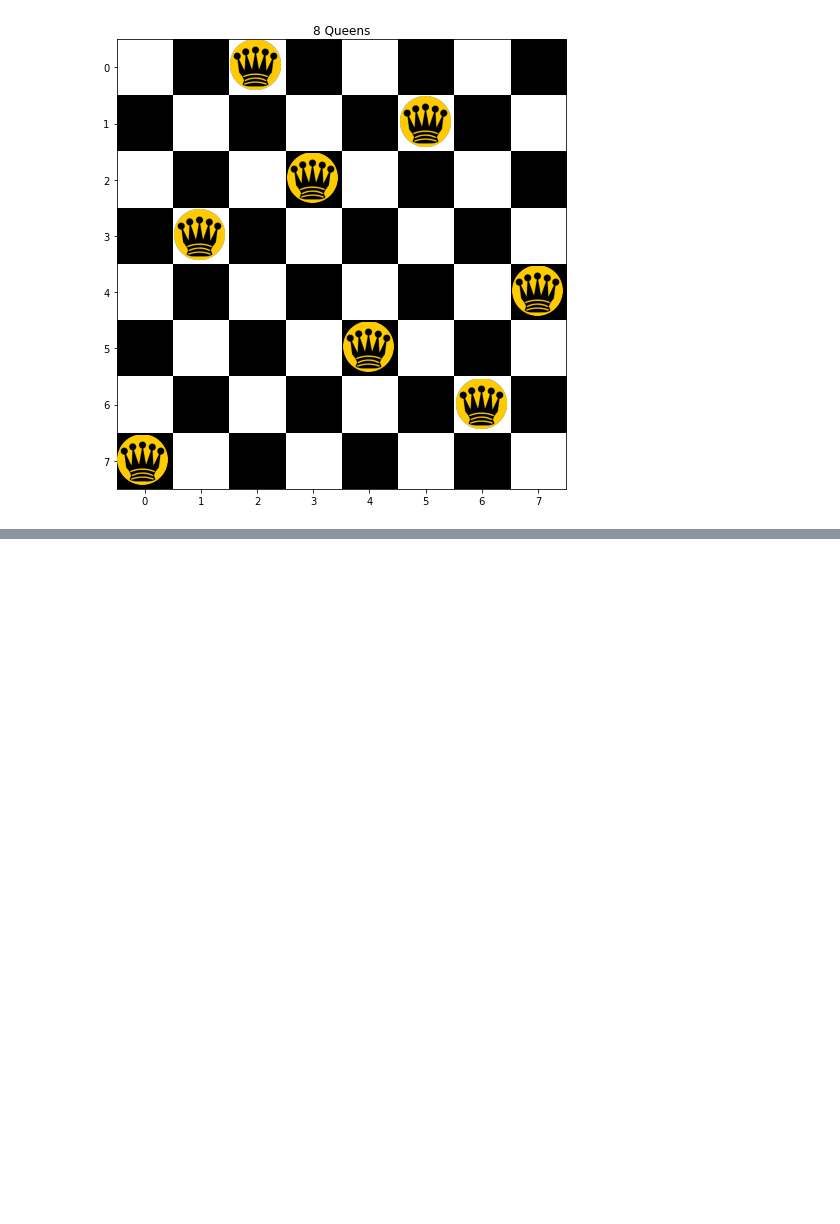
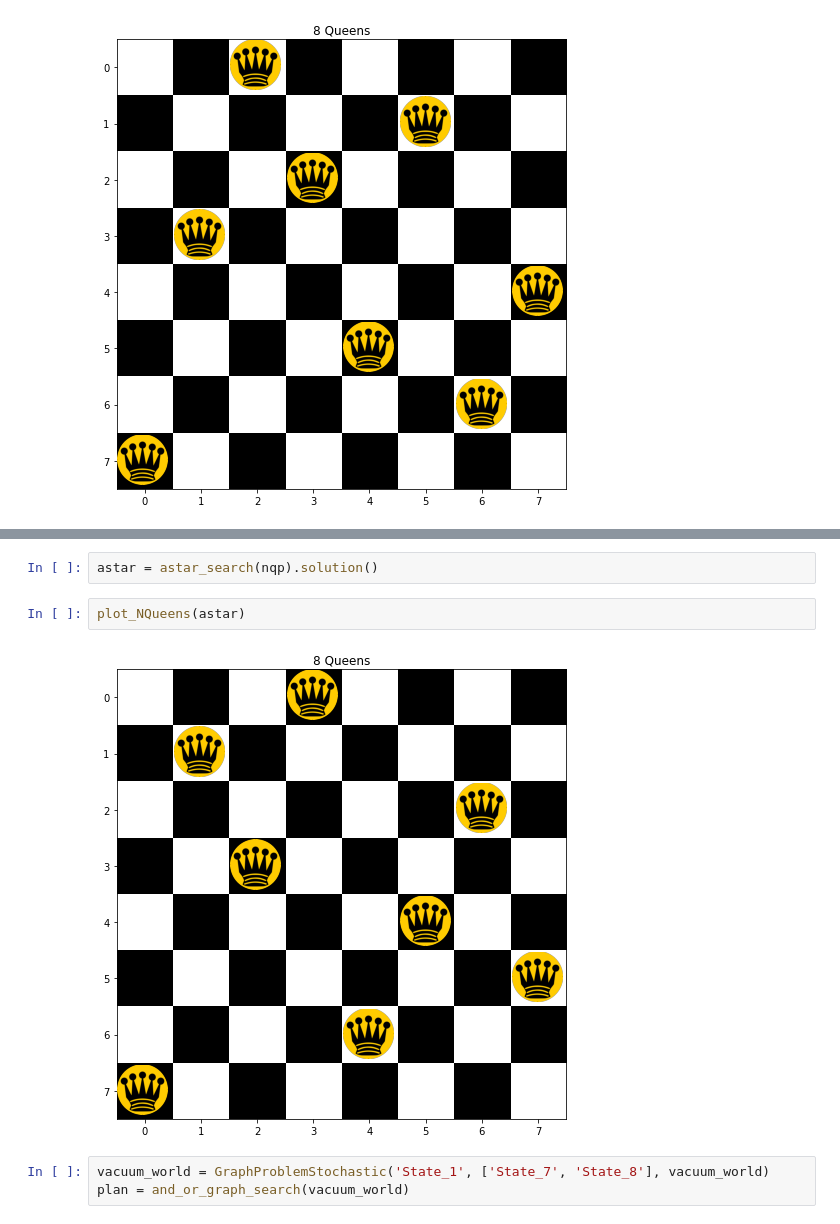
Before and after one commit to tksgtkm/learning_programing_list, a Jupyter notebook: agent_program/search.ipynb, the cells around one changed output, grey strips where cells are left out. Saved outputs shown, nothing was run; the diff lists cells and outputs as text; blank space fills up the shorter version.

```diff
--- a/agent_program/search.ipynb
+++ b/agent_program/search.ipynb
@@ -951,0 +979,9 @@ plot_NQueens(dfts)
+# %%
+astar = astar_search(nqp).solution()
+# %%
+plot_NQueens(astar)
+# %% [output]
+[figure, added]
+# %%
+vacuum_world = GraphProblemStochastic('State_1', ['State_7', 'State_8'], vacuum_world)
+plan = and_or_graph_search(vacuum_world)
```
Also changed, not shown: parts of 22 cells of this notebook, 2 other files.
